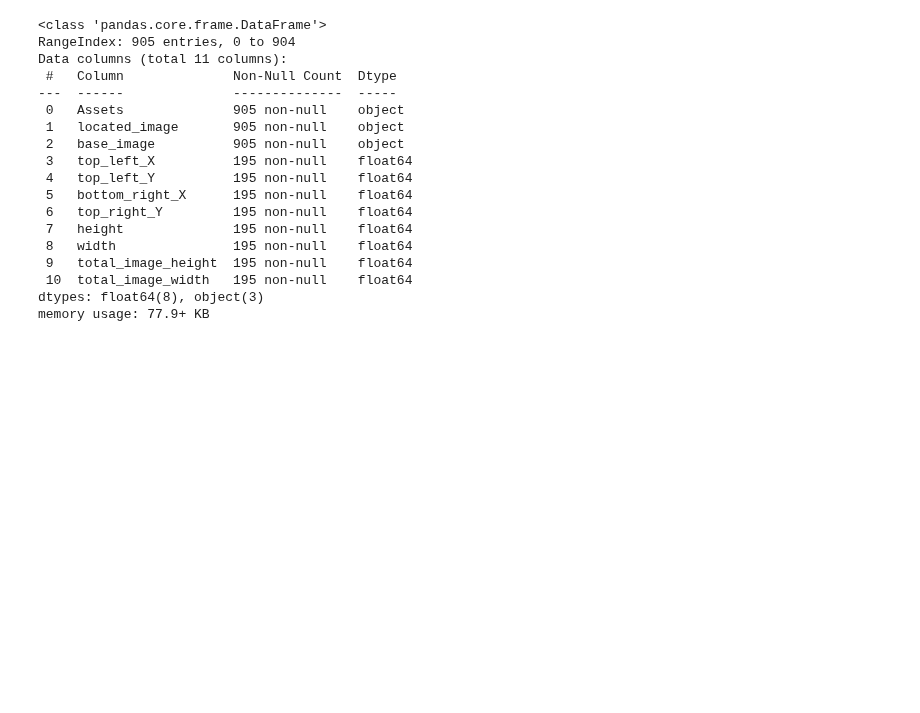
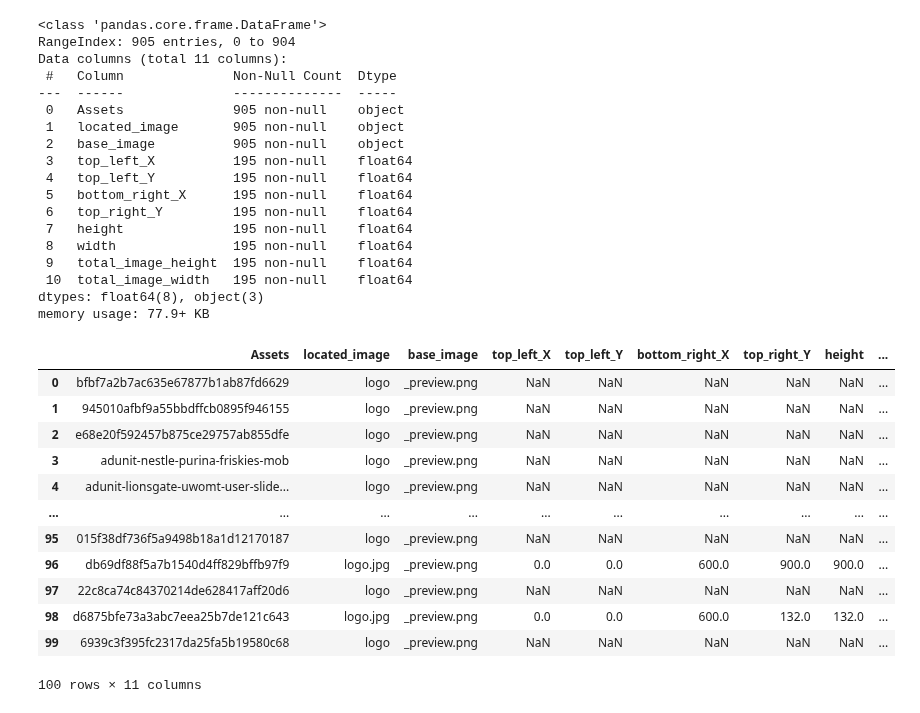
Before and after one commit to ad-Optimisation/ad_optimisation, a Jupyter notebook: notebooks/modeling.ipynb, the cells around one changed output. Saved outputs shown, nothing was run; the diff lists cells and outputs as text; code cells hidden in the pictures; blank space fills up the shorter version.

```diff
--- a/notebooks/modeling.ipynb
+++ b/notebooks/modeling.ipynb
@@ -143,3 +143,19 @@ Data columns (total 11 columns):
  10  total_image_width   195 non-null    float64
 dtypes: float64(8), object(3)
 memory usage: 77.9+ KB
+# %%
+logo_pos.head(100)
+# %% [output]
+|  | Assets | located_image | base_image | top_left_X | top_left_Y | bottom_right_X | top_right_Y | height | ... |
+| 0 | bfbf7a2b7ac635e67877b1ab87fd6629 | logo | _preview.png | NaN | NaN | NaN | NaN | NaN | ... |
+| 1 | 945010afbf9a55bbdffcb0895f946155 | logo | _preview.png | NaN | NaN | NaN | NaN | NaN | ... |
+| 2 | e68e20f592457b875ce29757ab855dfe | logo | _preview.png | NaN | NaN | NaN | NaN | NaN | ... |
+| 3 | adunit-nestle-purina-friskies-mob | logo | _preview.png | NaN | NaN | NaN | NaN | NaN | ... |
+| 4 | adunit-lionsgate-uwomt-user-slide... | logo | _preview.png | NaN | NaN | NaN | NaN | NaN | ... |
+| ... | ... | ... | ... | ... | ... | ... | ... | ... | ... |
+| 95 | 015f38df736f5a9498b18a1d12170187 | logo | _preview.png | NaN | NaN | NaN | NaN | NaN | ... |
+| 96 | db69df88f5a7b1540d4ff829bffb97f9 | logo.jpg | _preview.png | 0.0 | 0.0 | 600.0 | 900.0 | 900.0 | ... |
+| 97 | 22c8ca74c84370214de628417aff20d6 | logo | _preview.png | NaN | NaN | NaN | NaN | NaN | ... |
+| 98 | d6875bfe73a3abc7eea25b7de121c643 | logo.jpg | _preview.png | 0.0 | 0.0 | 600.0 | 132.0 | 132.0 | ... |
+| 99 | 6939c3f395fc2317da25fa5b19580c68 | logo | _preview.png | NaN | NaN | NaN | NaN | NaN | ... |
+100 rows × 11 columns
```
Also changed, not shown: parts of 7 cells of this notebook.
